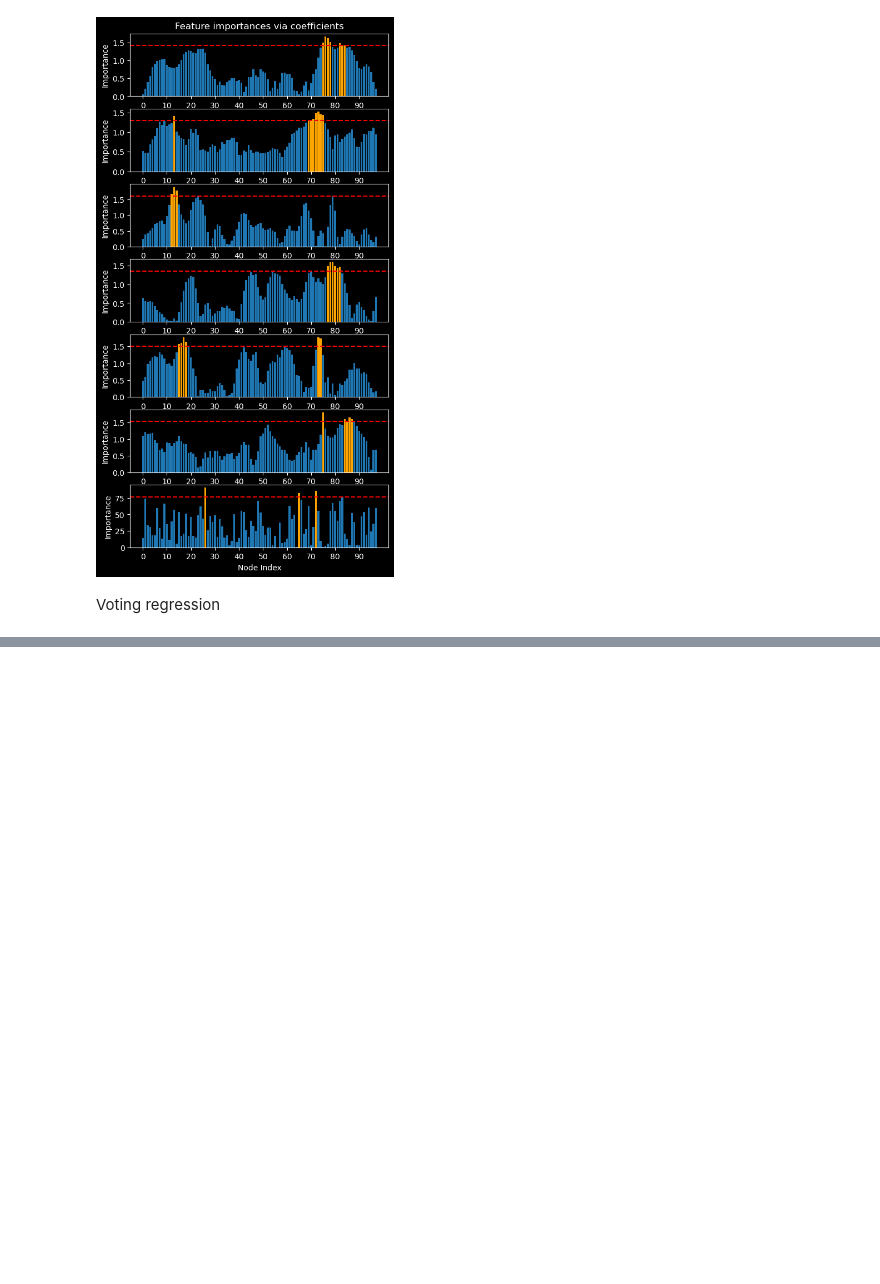
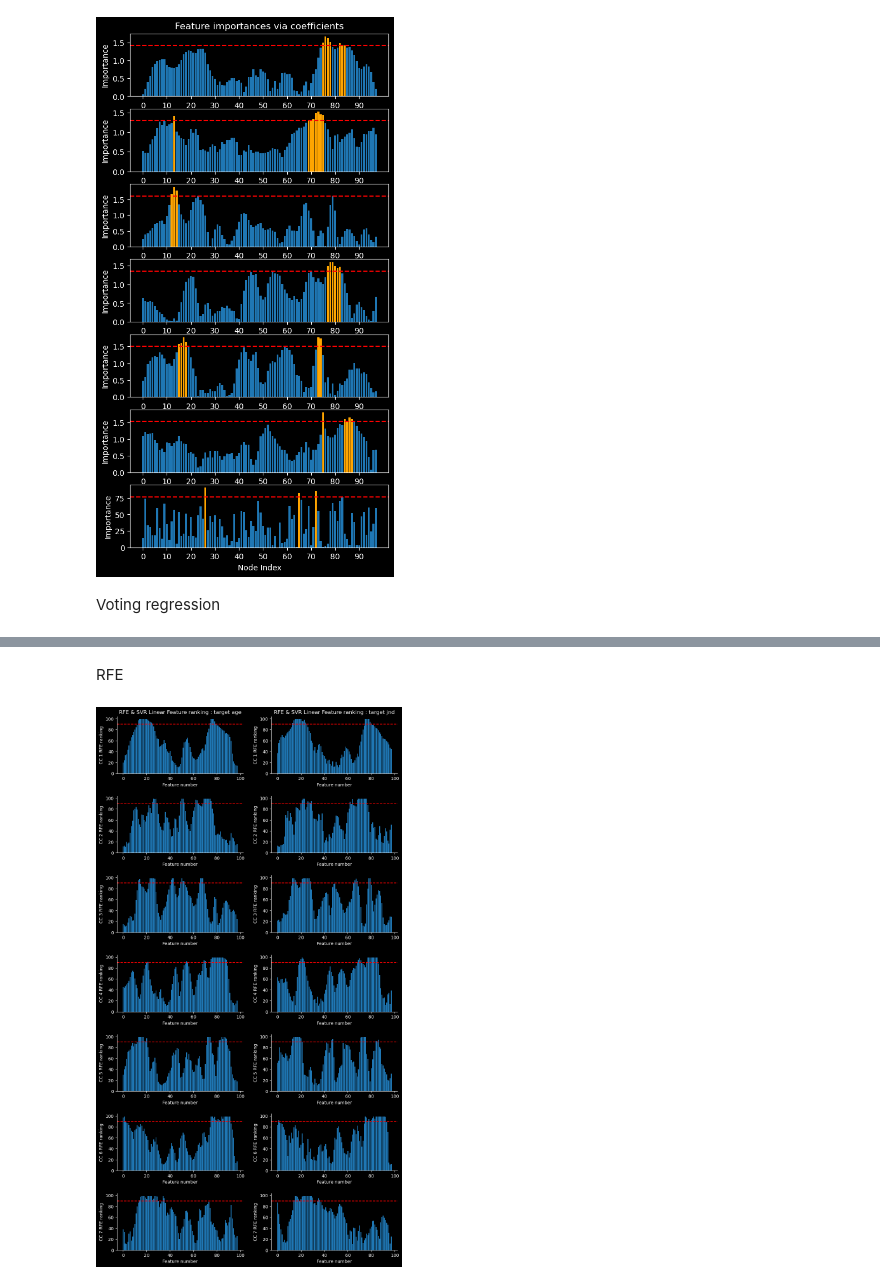
Before and after one commit to nicolascatz/CRPN_DTI_AGING_DPAKNC, a Jupyter notebook: scripts/DTI_Aging_FeatSelect_251122_NC.ipynb, the cells around one changed output, grey strips where cells are left out. Drawn from its saved outputs; the diff is of its cells as text; code cells hidden in the pictures; blank space fills up the shorter version.

```diff
--- a/scripts/DTI_Aging_FeatSelect_251122_NC.ipynb
+++ b/scripts/DTI_Aging_FeatSelect_251122_NC.ipynb
@@ -424,0 +473,48 @@ array([6.96, 1.95, 1.55, 3.68, 6.68])
+# %% [markdown]
+RFE
+# %%
+from sklearn.datasets import make_friedman1
+from sklearn.feature_selection import RFE
+from sklearn.svm import SVR
+from sklearn.linear_model import LogisticRegression
+
+target=['age', 'jnd']
+figure, axs = plt.subplots(nrows=7, ncols=2, figsize=(10, 18))
+
+for t in target:
+    if t=='age':
+        y=age
+        axsy=0
+    elif t=='jnd':
+        y=jnd
+        axsy=1
+
+    for cc in range(7):
+
+        X=DTI[:,:,cc]     # Features (independent variable)
+
+        X_train, X_test, y_train, y_test = train_test_split(X, y, test_size=0.1,random_state=random_state)
+
+        scaler = StandardScaler()
+        X_train_scaled = scaler.fit_transform(X_train)
+        X_test_scaled = scaler.transform(X_test)
+
+        estimator = SVR(kernel="linear")
+        estimator2=LogisticRegression()
+        selector = RFE(estimator, n_features_to_select=10, step=1)
+        selector = selector.fit(X_train, y_train)
+        selector.support_
+        selector.ranking_
+
+        np.where(selector.ranking_<10)[0].tolist()
+        axs[cc, axsy].bar(np.arange(98), 100-selector.ranking_)
+        axs[cc, axsy].axhline(90, color='red', linestyle='--')
+        axs[cc, axsy].set_xlabel("Feature number")
+        axs[cc, axsy].set_ylabel(f'CC {cc+1} RFE ranking')
+        axs[cc, axsy].spines['top'].set_visible(False)
+        axs[cc, axsy].spines['right'].set_visible(False)
+
+    axs[0, axsy].set_title(f' RFE & SVR Linear Feature ranking : target {t} ')
+    plt.tight_layout(pad=2.0)
+# %% [output]
+[figure, added]
```
Also changed, not shown: parts of 5 cells of this notebook.
